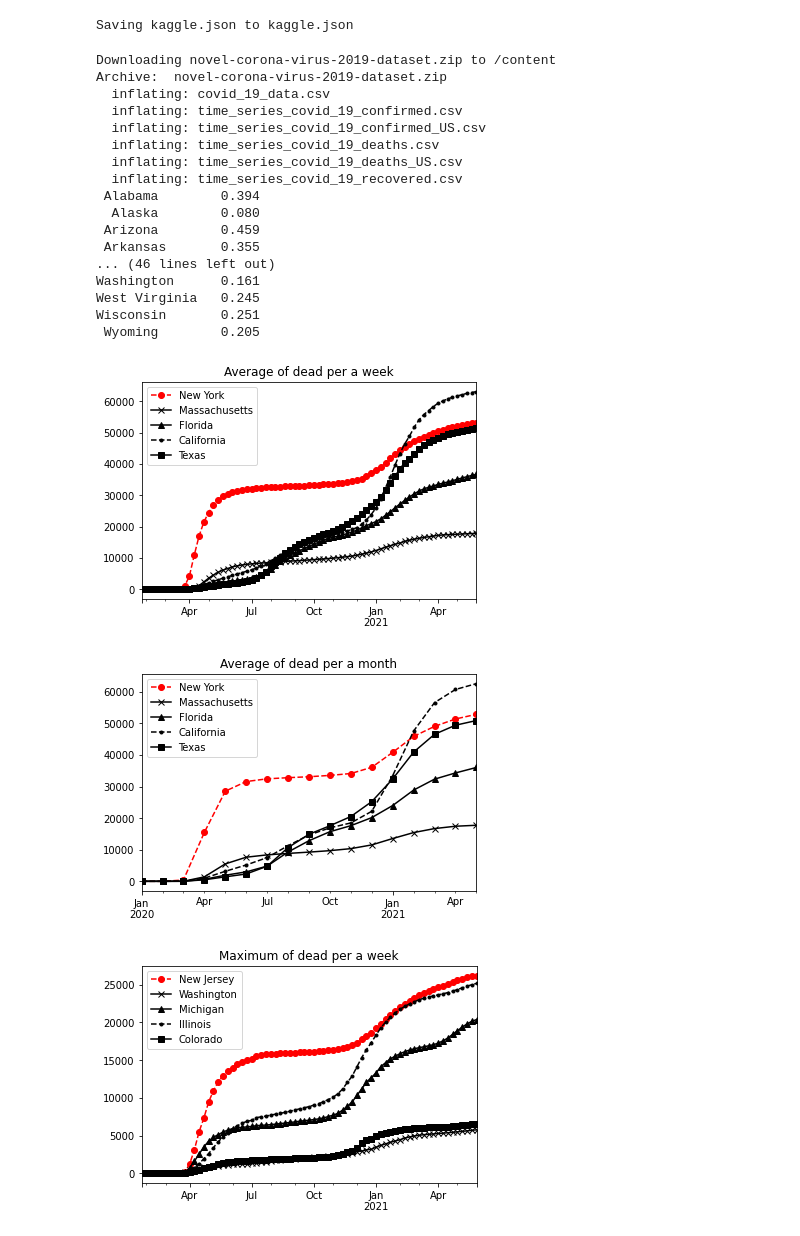
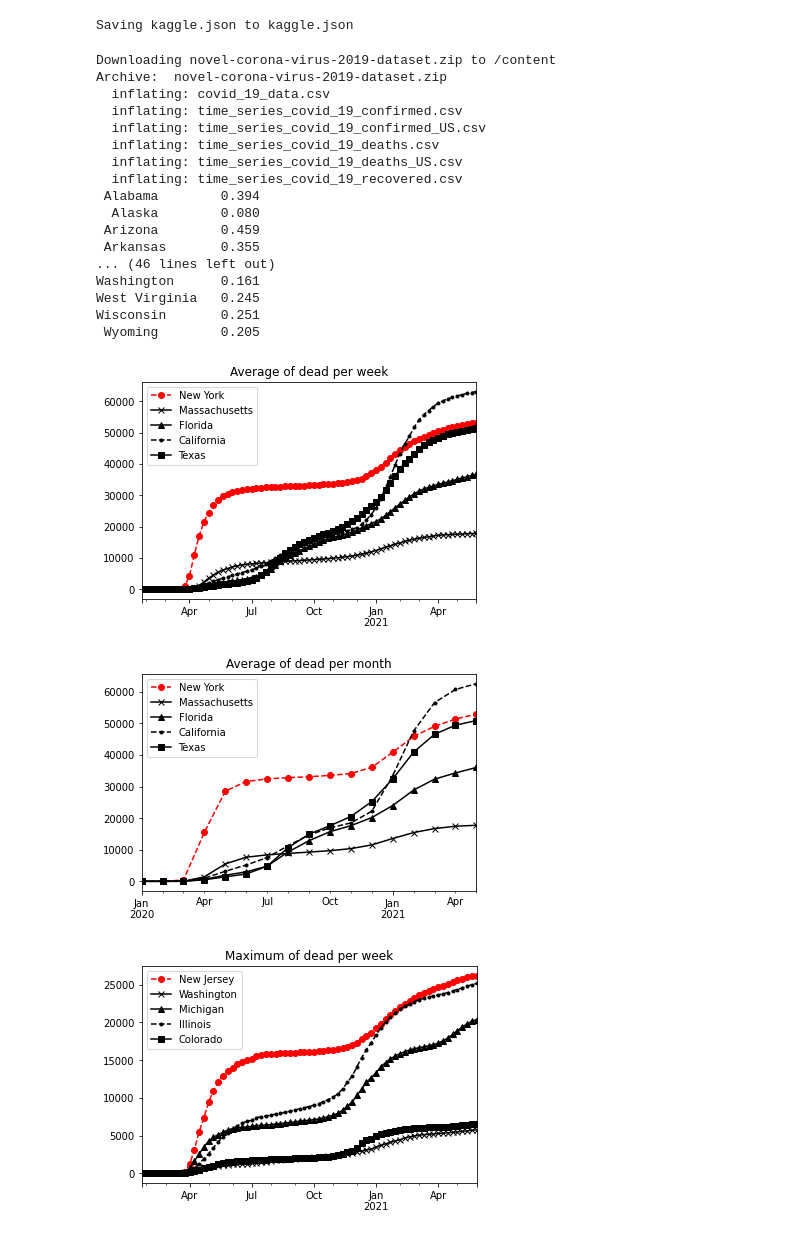
Before and after one commit to ppbook/HandsOn_Chapter2, a Jupyter notebook: ipynb/prog2-11.ipynb, the cells around one changed output. Drawn from its saved outputs; the diff is of its cells as text; code cells hidden in the pictures.

```diff
--- a/ipynb/prog2-11.ipynb
+++ b/ipynb/prog2-11.ipynb
@@ -63,12 +63,12 @@ def main():
     # 1週間ごとの平均死者数を求める
     week_mdf = mdf.resample('W').mean()
     # 平均死者数の推移を可視化する
-    week_mdf.plot(title='Average of dead per a week', style=style)
+    week_mdf.plot(title='Average of dead per week', style=style)
     plt.savefig('avg_week_dead.png', dpi=400)
     # 1か月ごとの平均死者数を求める
     month_mdf = mdf.resample('M').mean()
     # 平均死者数の推移を可視化する
-    month_mdf.plot(title='Average of dead per a month', style=style)
+    month_mdf.plot(title='Average of dead per month', style=style)
     plt.savefig('avg_month_dead.png', dpi=400)
     # 対象とする州を絞り込む
     mdf = pd.DataFrame(ndf,
@@ -76,35 +76,35 @@ def main():
                                 'Michigan', 'Illinois', 'Colorado'])
     # 1週間ごとの最大死者数に置き換える
     week_ndf = mdf.resample('W').max()
     # 最大死者数の推移を可視化する
-    week_ndf.plot(title='Maximum of dead per a week', style=style)
+    week_ndf.plot(title='Maximum of dead per week', style=style)
     plt.savefig('max_week_dead.png', dpi=400)
     # 1か月ごとの最大死者数に置き換える
     month_ndf = mdf.resample('M').max()
     # 最大死者数の推移を可視化する
-    month_ndf.plot(title='Maximum of dead per a month', style=style)
+    month_ndf.plot(title='Maximum of dead per month', style=style)
     plt.savefig('max_month_dead.png', dpi=400)
 
 if __name__ == '__main__':
     main()
 # %% [output]
 Downloading novel-corona-virus-2019-dataset.zip to /content
 Archive:  novel-corona-virus-2019-dataset.zip
   inflating: covid_19_data.csv
   inflating: time_series_covid_19_confirmed.csv
   inflating: time_series_covid_19_confirmed_US.csv
   inflating: time_series_covid_19_deaths.csv
   inflating: time_series_covid_19_deaths_US.csv
   inflating: time_series_covid_19_recovered.csv
  Alabama        0.394
   Alaska        0.080
  Arizona        0.459
  Arkansas       0.355
 ... (46 lines left out)
 Washington      0.161
 West Virginia   0.245
 Wisconsin       0.251
  Wyoming        0.205
-[figure, old version]
+[figure, new version]
-[figure, old version]
+[figure, new version]
-[figure, old version]
+[figure, new version]
```
Also changed, not shown: parts of 1 cell of this notebook, 1 other file.
